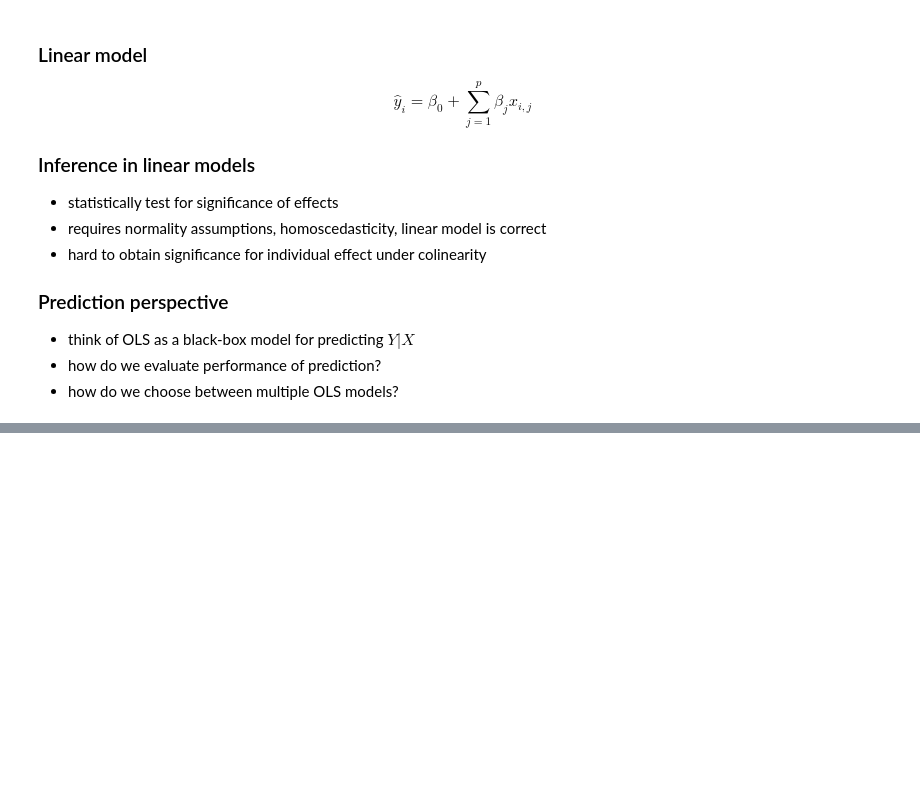
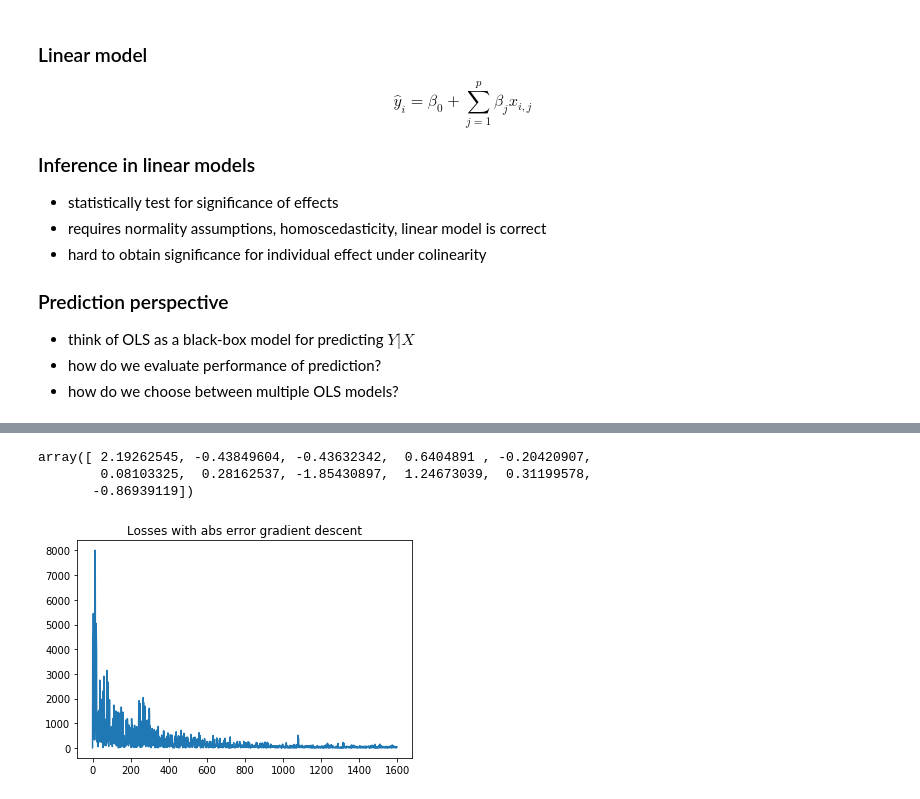
Before and after one commit to jsharpna/141Blectures, a Jupyter notebook: lecture8/lecture8.ipynb, the cells around one changed output, grey strips where cells are left out. Saved outputs shown, nothing was run; the diff lists cells and outputs as text; code cells hidden in the pictures; blank space fills up the shorter version.

```diff
--- a/lecture8/lecture8.ipynb
+++ b/lecture8/lecture8.ipynb
@@ -41,0 +204,14 @@ $$\hat y = \beta_0 + \sum_{j=1}^p \beta_j x_{j} = \beta_0 + \beta^\top x$$
+# %%
+learner.beta
+# %% [output]
+array([ 2.19262545, -0.43849604, -0.43632342,  0.6404891 , -0.20420907,
+        0.08103325,  0.28162537, -1.85430897,  1.24673039,  0.31199578,
+       -0.86939119])
+# %%
+learner = LROnline(p,loss='abs',decay=-1.)
+losses = [learner.update_beta(x,y) for y,x in zip(Y,X)]
+# %%
+plt.plot(losses)
+_ = plt.title('Losses with abs error gradient descent')
+# %% [output]
+[figure, added]
```
Also changed, not shown: parts of 23 cells of this notebook, 2 other files.
